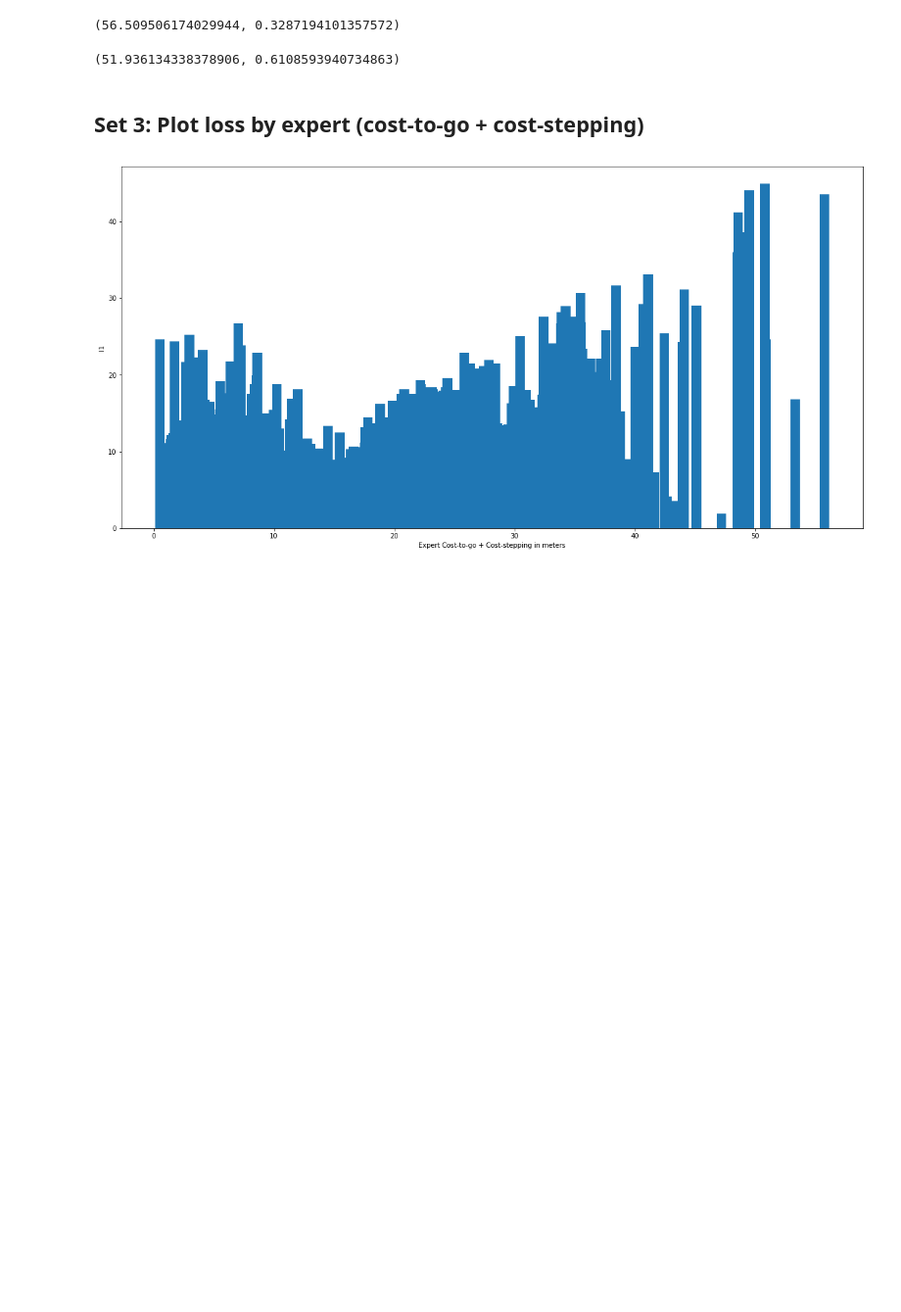
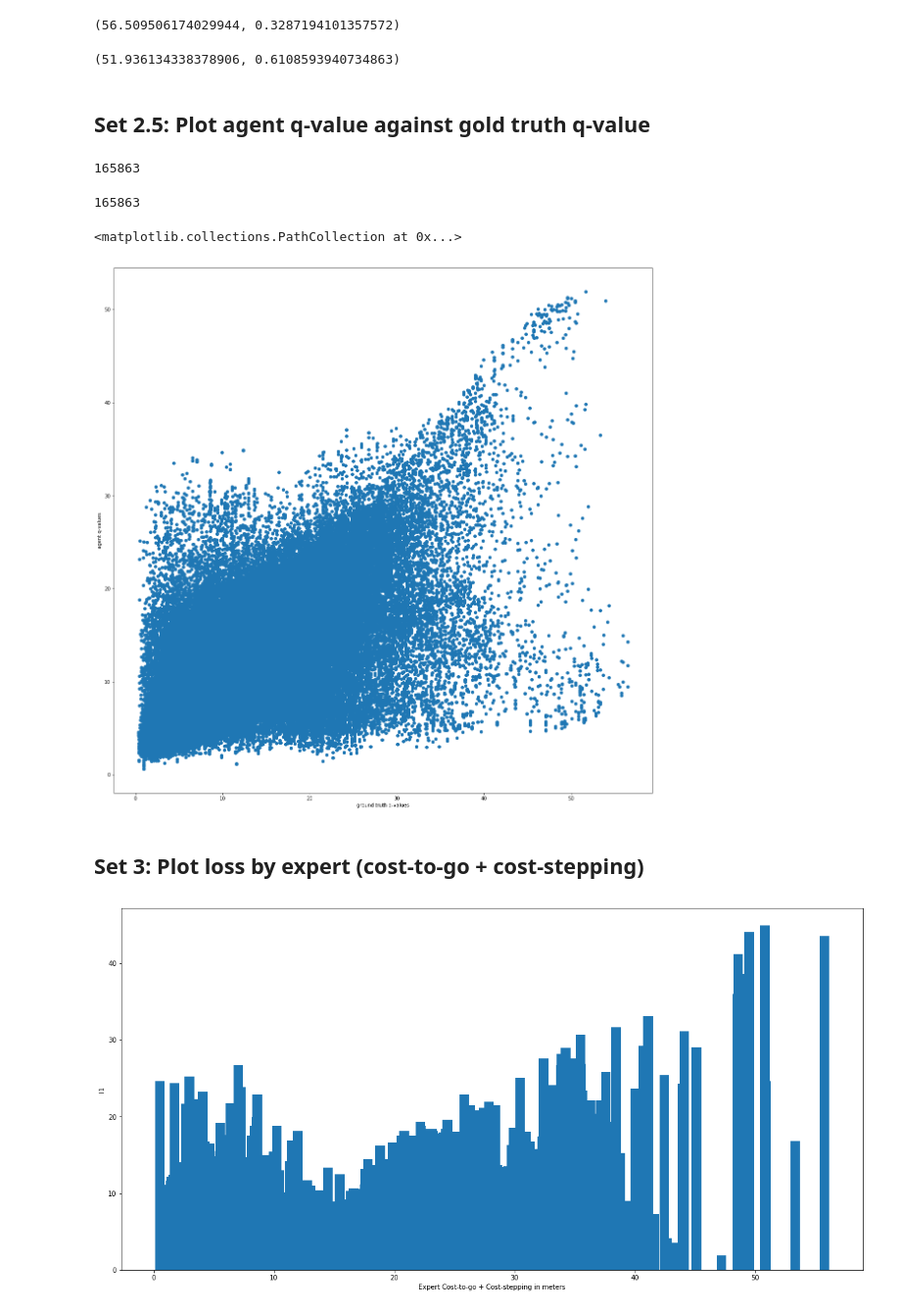
Before and after one commit to Chucooleg/vnla, a Jupyter notebook: code/tasks/VNLA/examine_aggrevate_partitioned_l1l2_loss_rerun.ipynb, the cells around one changed output. Shown at 98% size. Cells and saved outputs as stored; diff of their text form; code cells hidden in the pictures; blank space fills up the shorter version.

Commit message:
added agent q vs expert q plot

```diff
--- a/code/tasks/VNLA/examine_aggrevate_partitioned_l1l2_loss_rerun.ipynb
+++ b/code/tasks/VNLA/examine_aggrevate_partitioned_l1l2_loss_rerun.ipynb
@@ -352,6 +352,34 @@ max(tar), min(tar)
 max(pred), min(pred)
 # %% [output]
 (51.936134338378906, 0.6108593940734863)
+# %% [markdown]
+## Set 2.5: Plot agent q-value against gold truth q-value
+# %%
+results = val_seen_l2_results
+preds = []
+tars =[]
+
+for res in results:
+    for t, (pre_list, tar_list) in enumerate(zip(res['agent_q_values'], res['teacher_q_values'])):
+        preds += [pre for pre in pre_list if pre != 1e9]
+        tars +=  [tar for tar in tar_list if tar != 1e9]
+# %%
+len(preds)
+# %% [output]
+165863
+# %%
+len(tars)
+# %% [output]
+165863
+# %%
+# HERE
+plt.figure(figsize=(20,20))
+plt.xlabel('ground truth q-values')
+plt.ylabel('agent q-values')
+plt.scatter(y=preds, x=tars)
+# %% [output]
+<matplotlib.collections.PathCollection at 0x...>
+[figure, added]
 # %% [markdown]
 ## Set 3: Plot loss by expert (cost-to-go + cost-stepping)
 # %%
```
Also changed, not shown: parts of 8 cells of this notebook.
